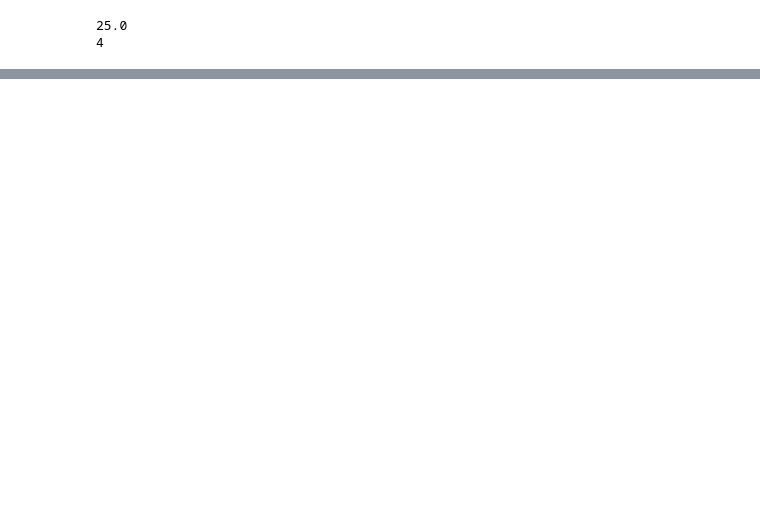
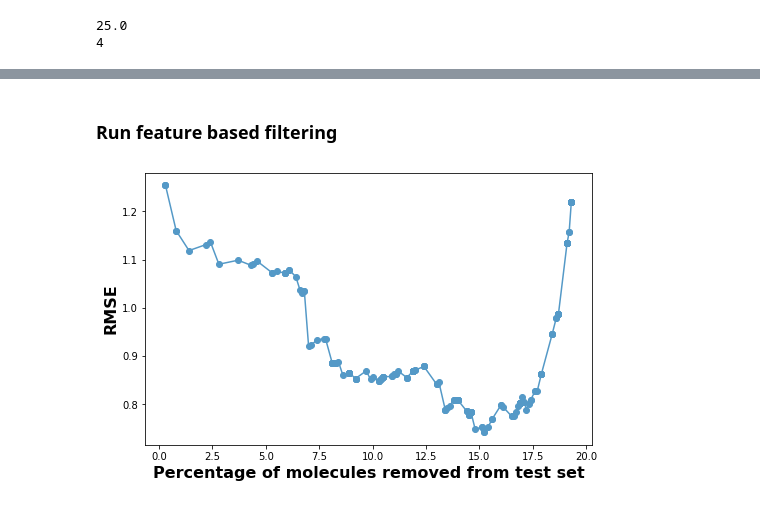
Before and after one commit to pnnl/doa, a Jupyter notebook: tutorials/examples.ipynb, the cells around one changed output, grey strips where cells are left out. Cells and saved outputs as stored; diff of their text form; code cells hidden in the pictures; blank space fills up the shorter version.

```diff
--- a/tutorials/examples.ipynb
+++ b/tutorials/examples.ipynb
@@ -62,0 +147,14 @@ print(th_file_id)
+# %%
+errors = pd.read_csv('results/runs/errors.csv')
+df_ol = pd.read_csv(os.path.join(opt['res_path'], 'outliers.csv'))
+df_nol = pd.read_csv(os.path.join(opt['res_path'], 'non_outliers.csv'))
+all_data = pd.read_csv(opt['data_path'])
+# %%
+doa_obj = doa.find_th(ol=df_ol, nol=df_nol, all_data=all_data, enpls=errors)
+# remove features that more than 0.95 correlated
+new_th = doa_obj.remove_corr_from_propth(0.95)
+    # get the domain of applicability tables
+doa_orig, doa_olness = doa_obj.get_doa_table()
+doa_obj.save_data(opt['res_path'])
+# #ols => number of outliers in all_data (train+val)
+doa_olness['all_out_pcnt'] = doa_olness['#ols']/all_data.shape[0]
@@ -62,0 +183,5 @@ print(th_file_id)
+# %% [markdown]
+### Run feature based filtering
+# %%
+train = pd.read_csv(opt['data_path'])
+test = pd.read_csv('sample_data/test.csv')
@@ -62,0 +190,15 @@ print(th_file_id)
+# %%
+# create the object
+fbf_obj = fbf_results(df_ref=train, df_train=train, df_test=test, save_path=opt['res_path'])
+# train a model using train set
+model, scaler, features = fbf_obj.get_model_scaler()
+# do feature based filtering
+doa_results, all_outsmiles, ol_test_smiles = fbf_obj.get_doa_results(doa=doa_olness, r2_th=.95)
+doa_results['n_test_percent'] = 100*doa_results['n_test_ols']/train.shape[0]
+# %%
+plt.figure(figsize = (8,5));
+plt.plot(doa_results.n_test_percent, doa_results.rmse,  color='#5499C7', ls='-', marker='o', label = 'Domain based Filtering');
+plt.xlabel('Percentage of molecules removed from test set', fontsize=16, fontweight='bold');
+plt.ylabel('RMSE', fontsize=16, fontweight='bold');
+# %% [output]
+[figure, added]
```
Also changed, not shown: parts of 33 cells of this notebook, 3 other files.
